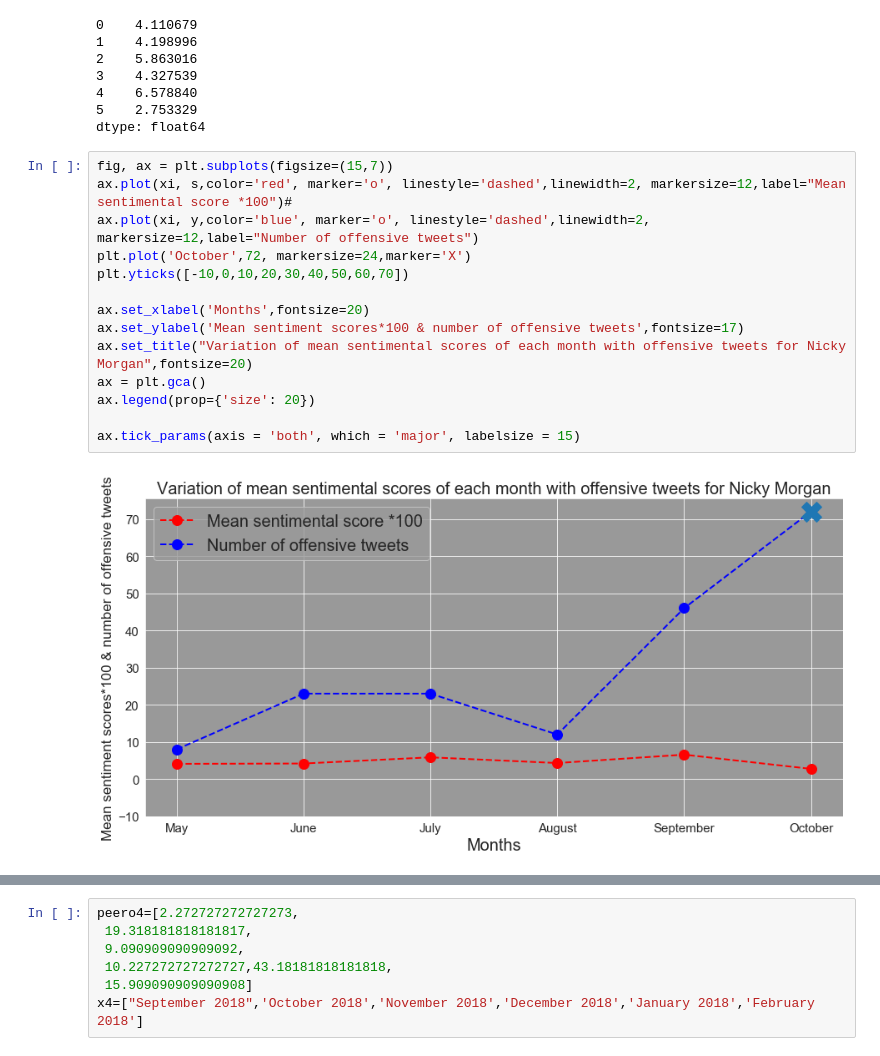
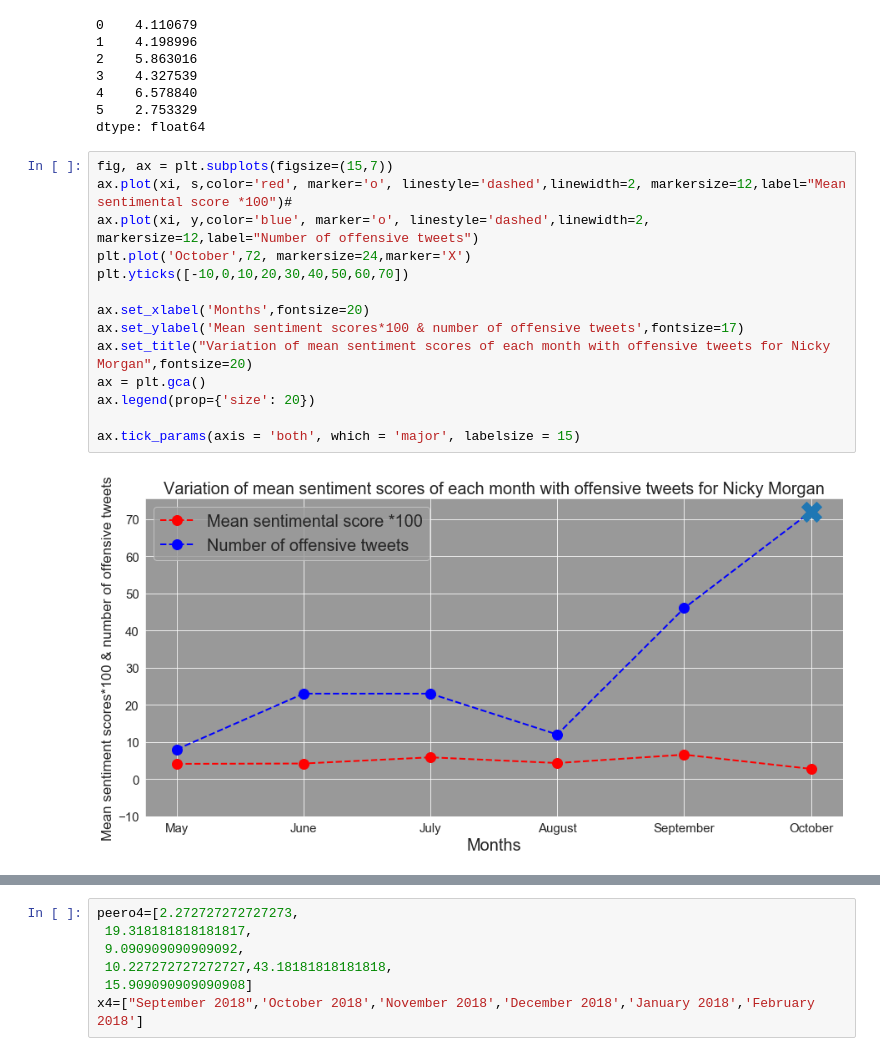
Before and after one commit to abhisheksaxena1998/hate_speech_threat_detection, a Jupyter notebook: Nicky Morgan.ipynb, the cells around one changed output, grey strips where cells are left out. Drawn from its saved outputs; the diff is of its cells as text.

```diff
--- a/Nicky Morgan.ipynb
+++ b/Nicky Morgan.ipynb
@@ -308,19 +310,19 @@ dtype: float64
 # %%
 fig, ax = plt.subplots(figsize=(15,7))
 ax.plot(xi, s,color='red', marker='o', linestyle='dashed',linewidth=2, markersize=12,label="Mean sentimental score *100")#
 ax.plot(xi, y,color='blue', marker='o', linestyle='dashed',linewidth=2, markersize=12,label="Number of offensive tweets")
 plt.plot('October',72, markersize=24,marker='X')
 plt.yticks([-10,0,10,20,30,40,50,60,70])
 
 ax.set_xlabel('Months',fontsize=20)
 ax.set_ylabel('Mean sentiment scores*100 & number of offensive tweets',fontsize=17)
-ax.set_title("Variation of mean sentimental scores of each month with offensive tweets for Nicky Morgan",fontsize=20)
+ax.set_title("Variation of mean sentiment scores of each month with offensive tweets for Nicky Morgan",fontsize=20)
 ax = plt.gca()
 ax.legend(prop={'size': 20})
 
 ax.tick_params(axis = 'both', which = 'major', labelsize = 15)
 # %% [output]
-[figure, old version]
+[figure, new version]
 # %%
 fig, ax = plt.subplots(figsize=(15,7))
 ax.plot(xi, s,color='red', marker='o', linestyle='dashed',linewidth=2, markersize=12,label="Mean sentimental score *100")#
```
Also changed, not shown: parts of 35 cells of this notebook, 10 other files.
